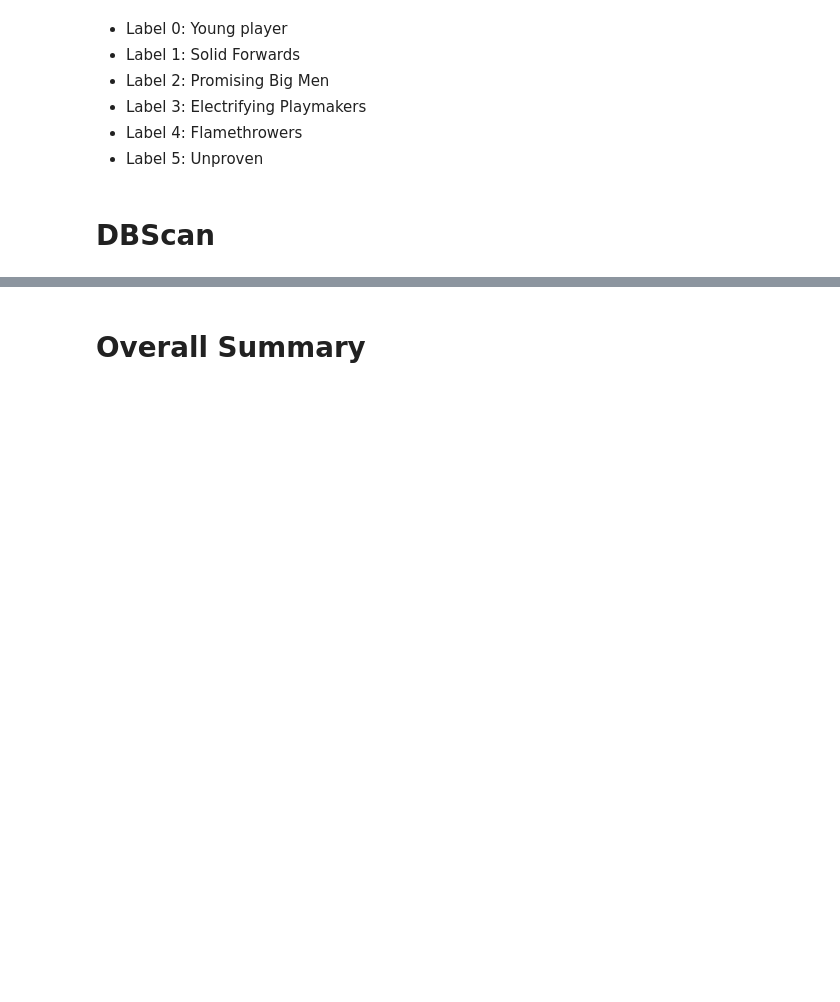
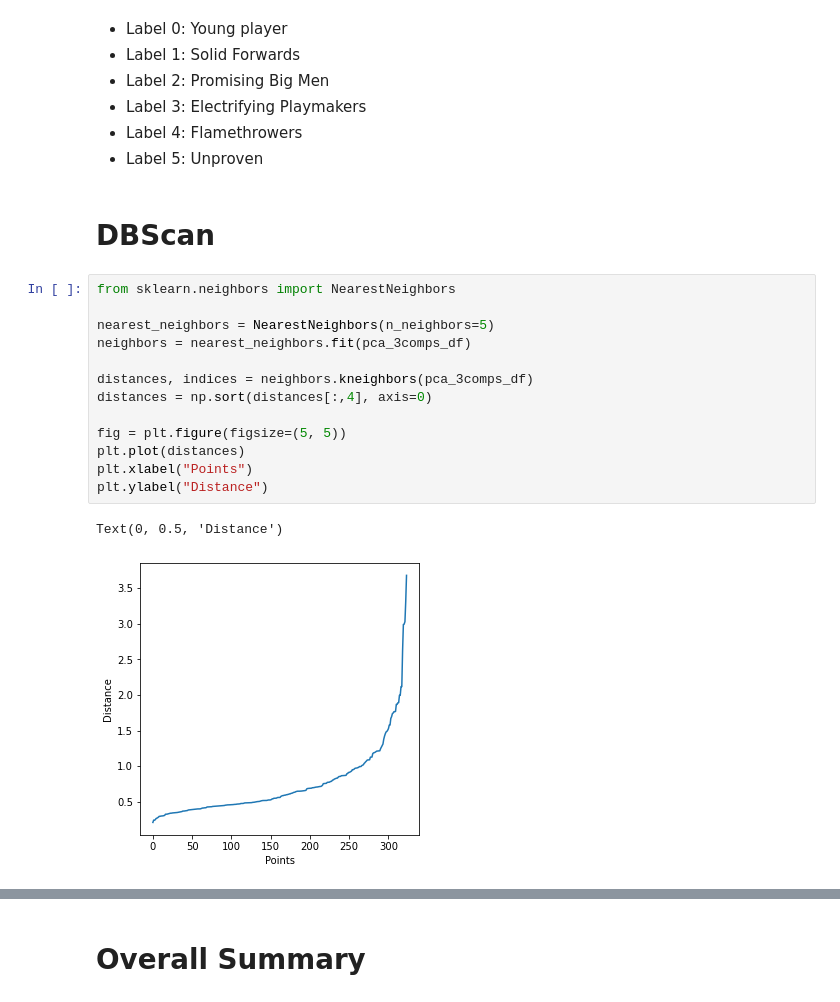
Before and after one commit to rwatling/data-mining-basketball-players, a Jupyter notebook: clustering.ipynb, the cells around one changed output, grey strips where cells are left out. Cells and saved outputs as stored; diff of their text form; blank space fills up the shorter version.

```diff
--- a/clustering.ipynb
+++ b/clustering.ipynb
@@ -826,3 +827,19 @@ for i in range(0, 6):
 * Label 5: Unproven
 # %% [markdown]
 # DBScan
+# %%
+from sklearn.neighbors import NearestNeighbors
+
+nearest_neighbors = NearestNeighbors(n_neighbors=5)
+neighbors = nearest_neighbors.fit(pca_3comps_df)
+
+distances, indices = neighbors.kneighbors(pca_3comps_df)
+distances = np.sort(distances[:,4], axis=0)
+
+fig = plt.figure(figsize=(5, 5))
+plt.plot(distances)
+plt.xlabel("Points")
+plt.ylabel("Distance")
+# %% [output]
+Text(0, 0.5, 'Distance')
+[figure, added]
```
Also changed, not shown: parts of 5 cells of this notebook, 1 other file.
